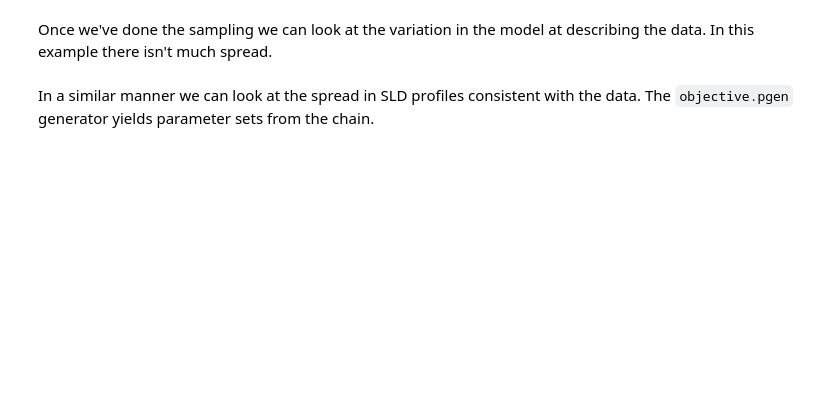
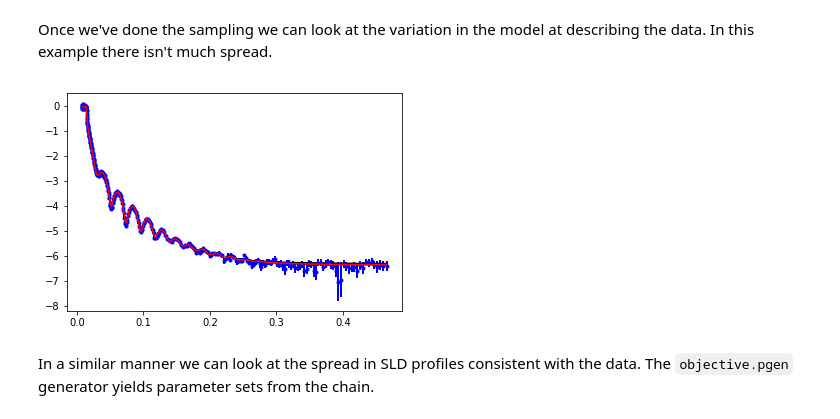
Before and after one commit to refnx/refnx, a Jupyter notebook: doc/getting_started.ipynb, the cells around one changed output. Drawn from its saved outputs; the diff is of its cells as text; code cells hidden in the pictures; blank space fills up the shorter version.

```diff
--- a/doc/getting_started.ipynb
+++ b/doc/getting_started.ipynb
@@ -129,7 +205,9 @@ objective.corner();
 # %% [markdown]
 Once we've done the sampling we can look at the variation in the model at describing the data. In this example there isn't much spread.
 # %%
-objective.plot(samples=100);
+objective.plot(samples=300);
+# %% [output]
+[figure, added]
 # %% [markdown]
 In a similar manner we can look at the spread in SLD profiles consistent with the data. The `objective.pgen` generator yields parameter sets from the chain.
 # %%
```
Also changed, not shown: parts of 22 cells of this notebook, 12 other files.
